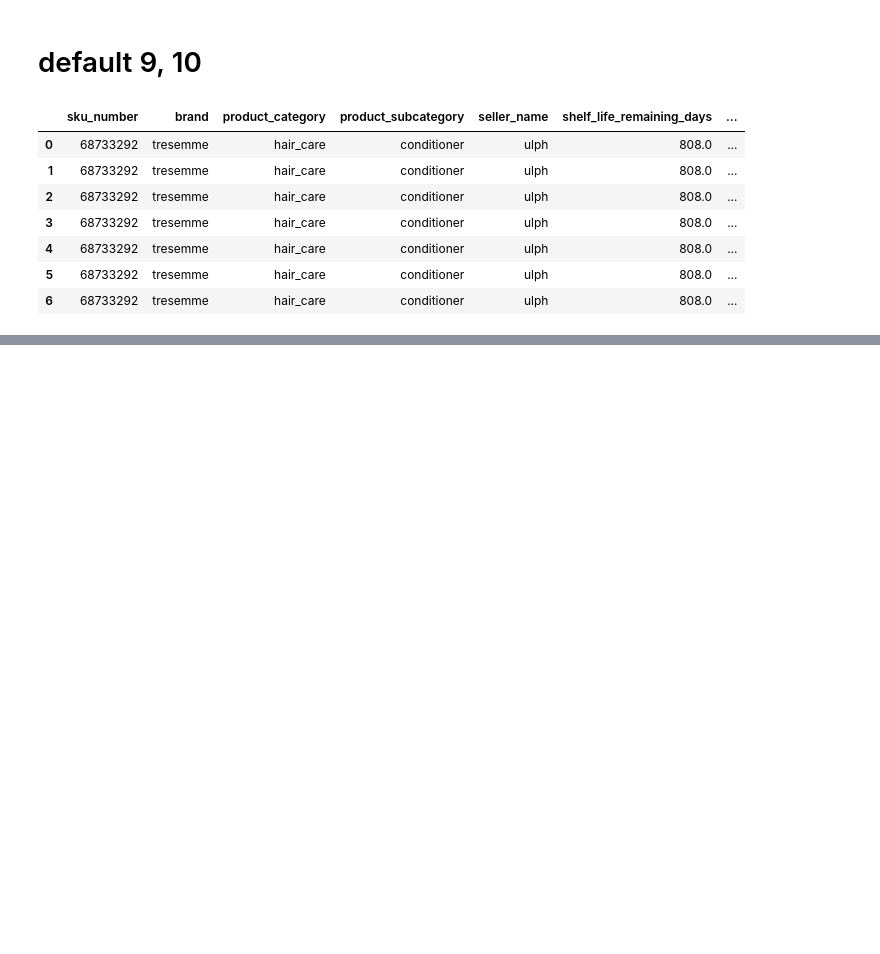
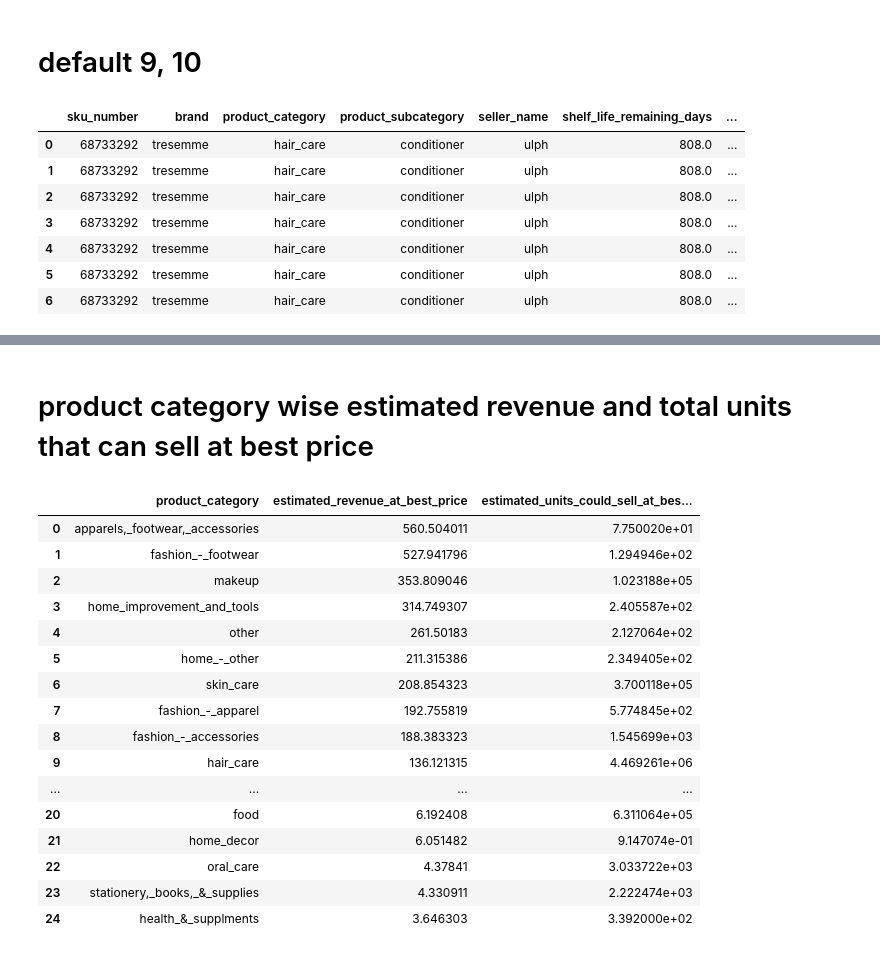
Before and after one commit to rohit-pollen/Fern, a Jupyter notebook: Fern_ALL_Inference.ipynb, the cells around one changed output, grey strips where cells are left out. Cells and saved outputs as stored; diff of their text form; code cells hidden in the pictures; blank space fills up the shorter version.

```diff
--- a/Fern_ALL_Inference.ipynb
+++ b/Fern_ALL_Inference.ipynb
@@ -232,0 +343,23 @@ test_data
+# %% [markdown]
+# product category wise estimated revenue and total units that can sell at best price
+# %%
+best_price_df.groupby('product_category').agg({'estimated_revenue_at_best_price' : 'sum', 'estimated_units_could_sell_at_best_price' : 'sum'}).\
+                sort_values(by = 'estimated_revenue_at_best_price', ascending = False).reset_index()
+# %% [output]
+|  | product_category | estimated_revenue_at_best_price | estimated_units_could_sell_at_bes... |
+| 0 | apparels,_footwear,_accessories | 560.504011 | 7.750020e+01 |
+| 1 | fashion_-_footwear | 527.941796 | 1.294946e+02 |
+| 2 | makeup | 353.809046 | 1.023188e+05 |
+| 3 | home_improvement_and_tools | 314.749307 | 2.405587e+02 |
+| 4 | other | 261.50183 | 2.127064e+02 |
+| 5 | home_-_other | 211.315386 | 2.349405e+02 |
+| 6 | skin_care | 208.854323 | 3.700118e+05 |
+| 7 | fashion_-_apparel | 192.755819 | 5.774845e+02 |
+| 8 | fashion_-_accessories | 188.383323 | 1.545699e+03 |
+| 9 | hair_care | 136.121315 | 4.469261e+06 |
+| ... | ... | ... | ... |
+| 20 | food | 6.192408 | 6.311064e+05 |
+| 21 | home_decor | 6.051482 | 9.147074e-01 |
+| 22 | oral_care | 4.37841 | 3.033722e+03 |
+| 23 | stationery,_books,_&_supplies | 4.330911 | 2.222474e+03 |
+| 24 | health_&_supplments | 3.646303 | 3.392000e+02 |
```
Also changed, not shown: parts of 17 cells of this notebook.
